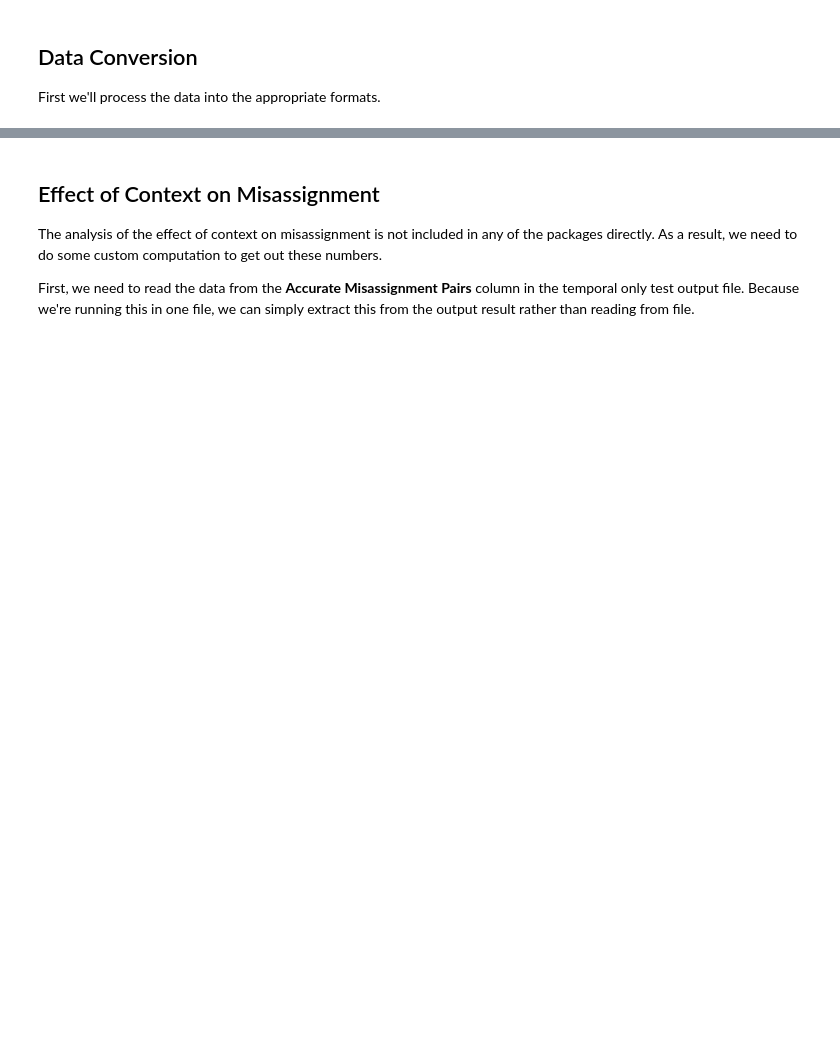
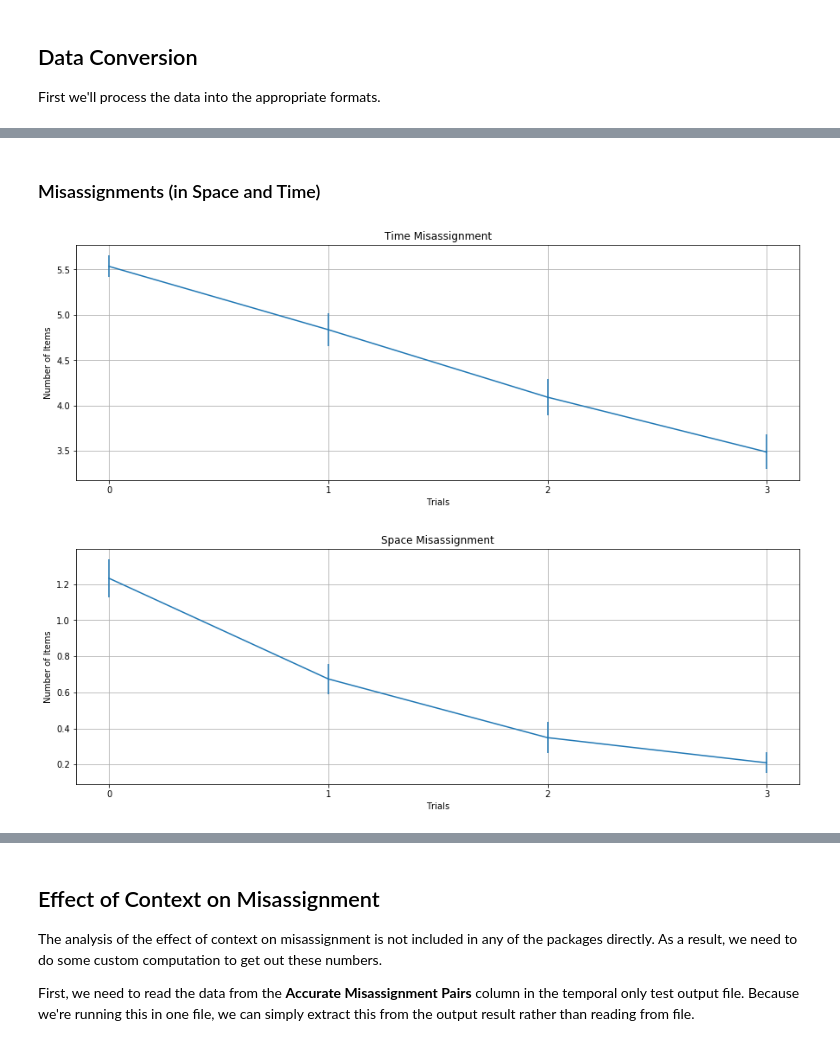
Before and after one commit to rokmetro/msl-iposition-pipeline-fork, a Jupyter notebook: examples/Time_Travel_Task_Analyses.ipynb, the cells around one changed output, grey strips where cells are left out. Cells and saved outputs as stored; diff of their text form; code cells hidden in the pictures; blank space fills up the shorter version.

```diff
--- a/examples/Time_Travel_Task_Analyses.ipynb
+++ b/examples/Time_Travel_Task_Analyses.ipynb
@@ -51,0 +124,12 @@ ValueError: Failed to get data coordinate of expected shape.
+# %% [markdown]
+### Misassignments (in Space and Time)
+# %%
+# Load the data
+data_time = pandas.read_csv(test_cogrecon_time_only_filename, skiprows=1)
+data_space = pandas.read_csv(test_cogrecon_space_only_filename, skiprows=1)
+
+visualize_columns(data_time, ['Accurate Misassignment'], ['Time Misassignment'], ['Number of Items'])
+visualize_columns(data_space, ['Accurate Misassignment'], ['Space Misassignment'], ['Number of Items'])
+# %% [output]
+[figure, added]
+[figure, added]
```
Also changed, not shown: parts of 30 cells of this notebook, 12 other files.
